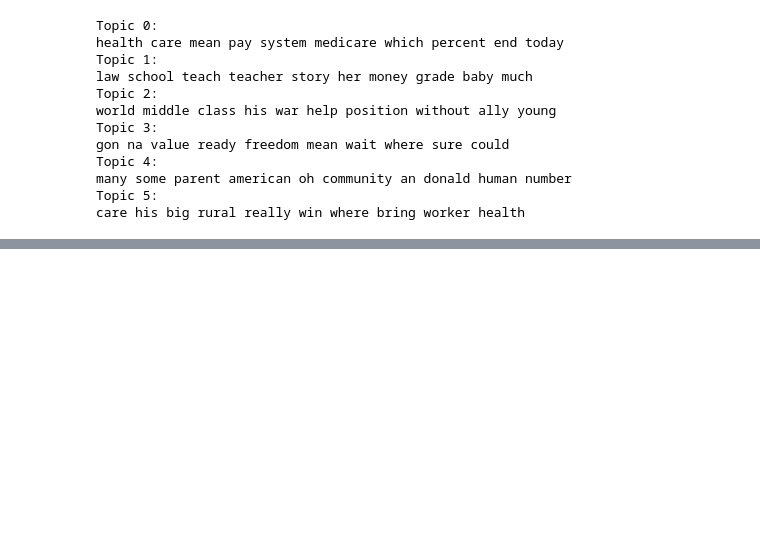
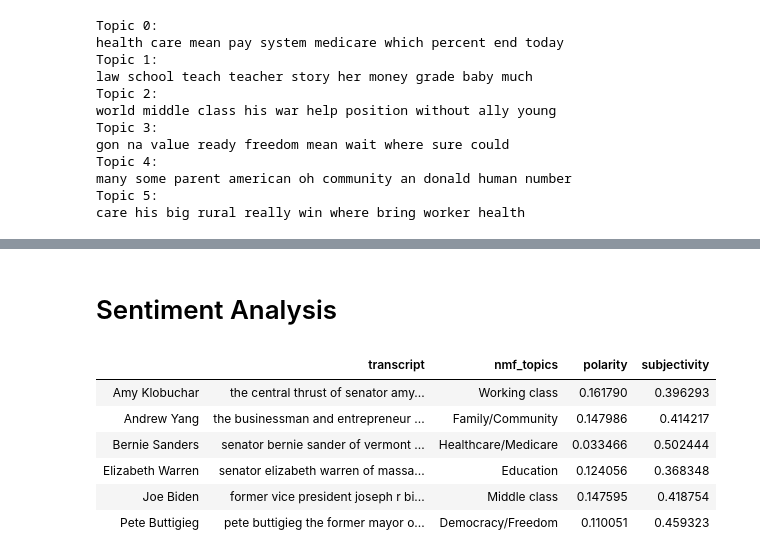
Before and after one commit to WSHuusfeldt/PythonSem4Eksamen, a Jupyter notebook: test.ipynb, the cells around one changed output, grey strips where cells are left out. Saved outputs shown, nothing was run; the diff lists cells and outputs as text; code cells hidden in the pictures; blank space fills up the shorter version.

```diff
--- a/test.ipynb
+++ b/test.ipynb
@@ -452,0 +427,17 @@ data_clean_lemma
+# %% [markdown]
+# Sentiment Analysis
+# %%
+from textblob import TextBlob
+
+data_clean_lemma['polarity'] = data_clean_lemma['transcript'].apply(lambda x: TextBlob(x).sentiment.polarity)
+data_clean_lemma['subjectivity'] = data_clean_lemma['transcript'].apply(lambda x: TextBlob(x).sentiment.subjectivity)
+# %%
+data_clean_lemma
+# %% [output]
+|  | transcript | nmf_topics | polarity | subjectivity |
+| Amy Klobuchar | the central thrust of senator amy... | Working class | 0.161790 | 0.396293 |
+| Andrew Yang | the businessman and entrepreneur ... | Family/Community | 0.147986 | 0.414217 |
+| Bernie Sanders | senator bernie sander of vermont ... | Healthcare/Medicare | 0.033466 | 0.502444 |
+| Elizabeth Warren | senator elizabeth warren of massa... | Education | 0.124056 | 0.368348 |
+| Joe Biden | former vice president joseph r bi... | Middle class | 0.147595 | 0.418754 |
+| Pete Buttigieg | pete buttigieg the former mayor o... | Democracy/Freedom | 0.110051 | 0.459323 |
```
Also changed, not shown: parts of 7 cells of this notebook.
